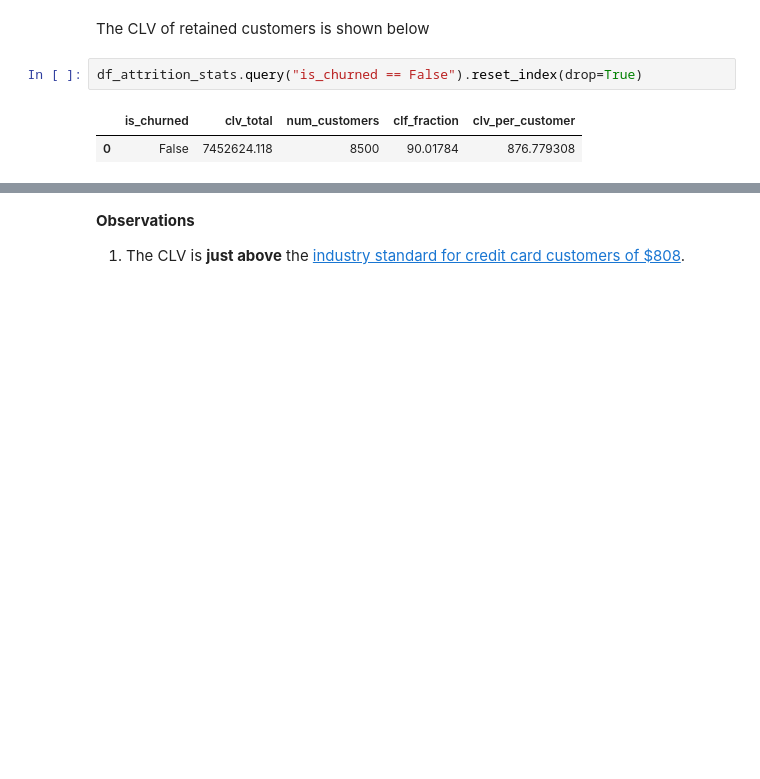
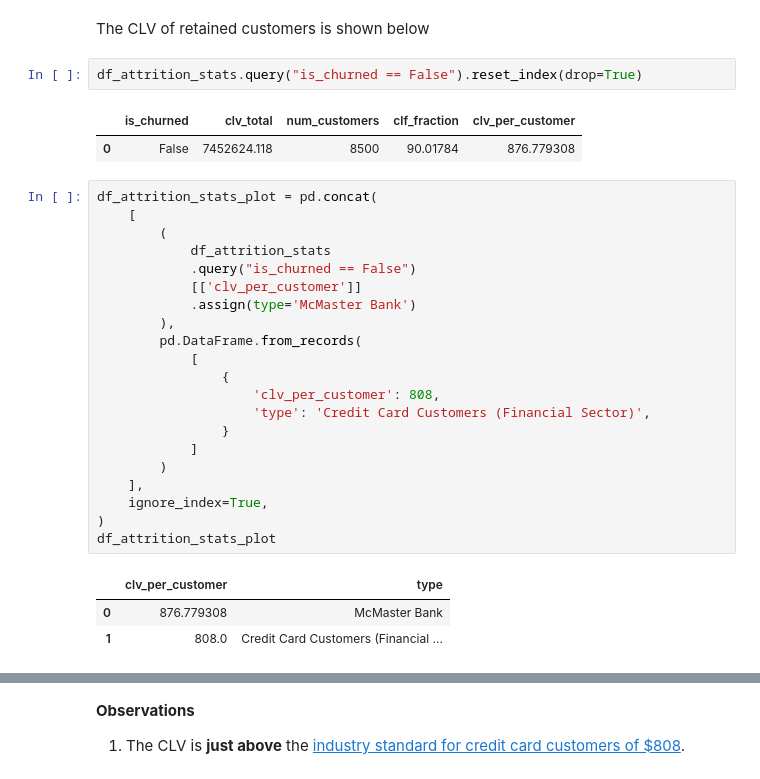
Before and after one commit to edesz/credit-card-churn, a Jupyter notebook: notebooks/02_scoping.ipynb, the cells around one changed output, grey strips where cells are left out. Cells and saved outputs as stored; diff of their text form; blank space fills up the shorter version.

```diff
--- a/notebooks/02_scoping.ipynb
+++ b/notebooks/02_scoping.ipynb
@@ -161,8 +279,33 @@ One common way to calculate the customer churn impact is to calculate the lost C
 1. Approximately 10% of customer lifetime value is lost due to the 16% churn rate over the past 12 months in the random sample of customer data. The impact to the client (i.e. to the bank's credit card division) is a loss of approximately 508 dollars of customer lifetime value (per customer). When the cost to acquire a new customer is taken into account this adds up to a loss of 708 dollars per customer, or 1,151,828 dollars overall, due to churn.
 # %% [markdown]
 The CLV of retained customers is shown below
+# %%
+df_attrition_stats.query("is_churned == False").reset_index(drop=True)
+# %% [output]
+|  | is_churned | clv_total | num_customers | clf_fraction | clv_per_customer |
+| 0 | False | 7452624.118 | 8500 | 90.01784 | 876.779308 |
 # %%
-df_attrition_stats.query("is_churned == False").reset_index(drop=True)
+df_attrition_stats_plot = pd.concat(
+    [
+        (
+            df_attrition_stats
+            .query("is_churned == False")
+            [['clv_per_customer']]
+            .assign(type='McMaster Bank')
+        ),
+        pd.DataFrame.from_records(
+            [
+                {
+                    'clv_per_customer': 808,
+                    'type': 'Credit Card Customers (Financial Sector)',
+                }
+            ]
+        )
+    ],
+    ignore_index=True,
+)
+df_attrition_stats_plot
 # %% [output]
-|  | is_churned | clv_total | num_customers | clf_fraction | clv_per_customer |
-| 0 | False | 7452624.118 | 8500 | 90.01784 | 876.779308 |
+|  | clv_per_customer | type |
+| 0 | 876.779308 | McMaster Bank |
+| 1 | 808.0 | Credit Card Customers (Financial ... |
```
Also changed, not shown: parts of 8 cells of this notebook, 3 other files.
